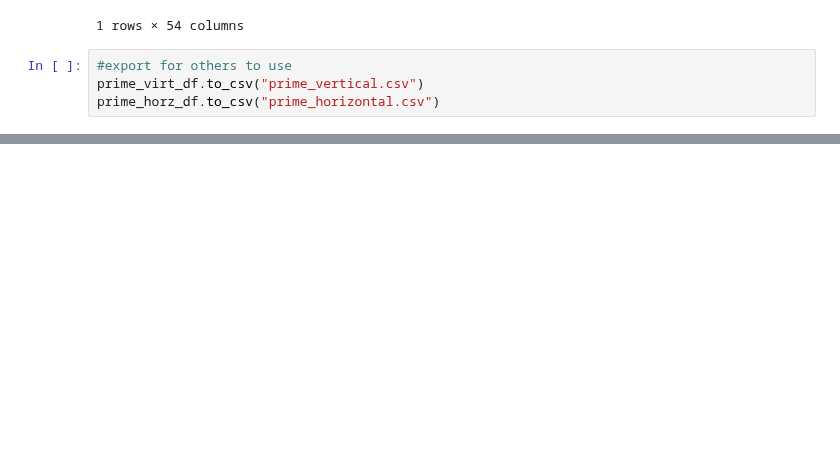
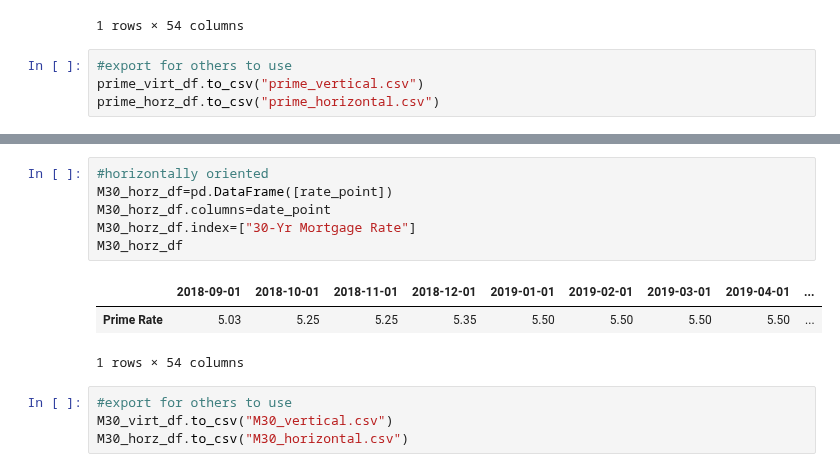
Before and after one commit to ceramicbull/Project-1-Repo, a Jupyter notebook: bens_analysis/Fred API.ipynb, the cells around one changed output, grey strips where cells are left out. Saved outputs shown, nothing was run; the diff lists cells and outputs as text; blank space fills up the shorter version.

```diff
--- a/bens_analysis/Fred API.ipynb
+++ b/bens_analysis/Fred API.ipynb
@@ -91,0 +171,14 @@ prime_horz_df.to_csv("prime_horizontal.csv")
+# %%
+#horizontally oriented
+M30_horz_df=pd.DataFrame([rate_point])
+M30_horz_df.columns=date_point
+M30_horz_df.index=["30-Yr Mortgage Rate"]
+M30_horz_df
+# %% [output]
+|  | 2018-09-01 | 2018-10-01 | 2018-11-01 | 2018-12-01 | 2019-01-01 | 2019-02-01 | 2019-03-01 | 2019-04-01 | ... |
+| Prime Rate | 5.03 | 5.25 | 5.25 | 5.35 | 5.50 | 5.50 | 5.50 | 5.50 | ... |
+1 rows × 54 columns
+# %%
+#export for others to use
+M30_virt_df.to_csv("M30_vertical.csv")
+M30_horz_df.to_csv("M30_horizontal.csv")
```
Also changed, not shown: parts of 11 cells of this notebook, 2 other files.
